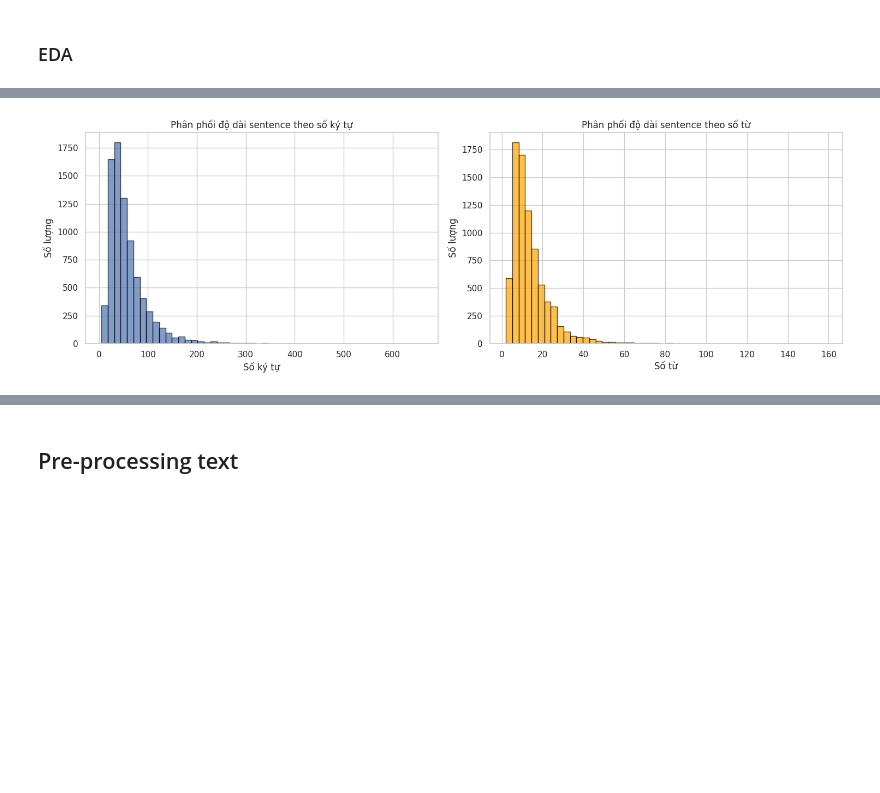
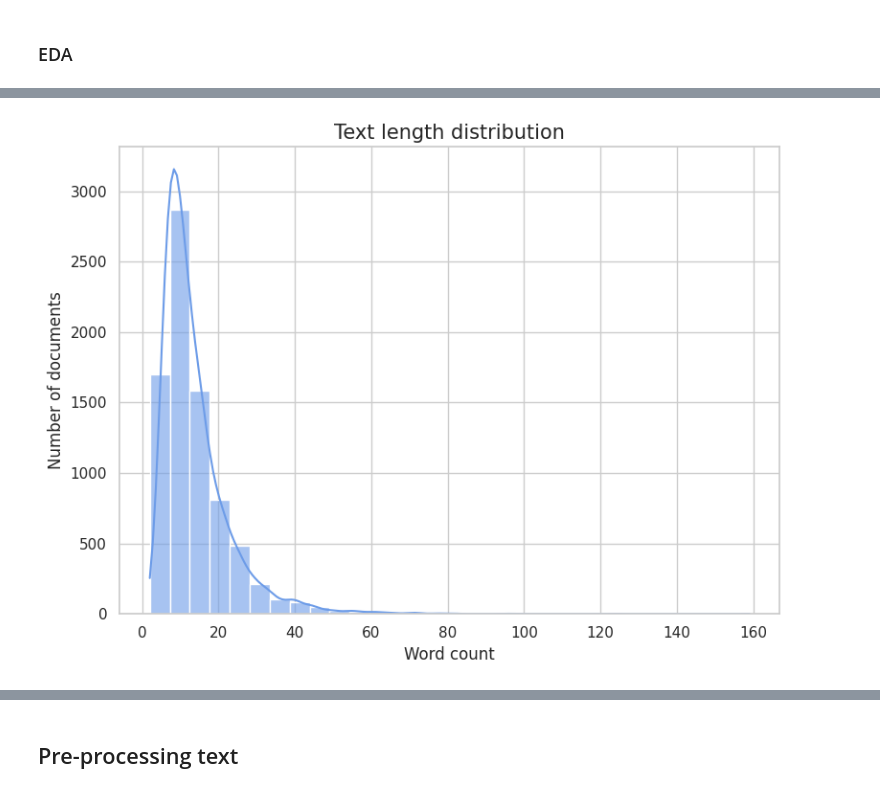
Before and after one commit to tkt-gemini/sentiment-binary-classification, a Jupyter notebook: main.ipynb, the cells around one changed output, grey strips where cells are left out. Saved outputs shown, nothing was run; the diff lists cells and outputs as text; code cells hidden in the pictures; blank space fills up the shorter version.

```diff
--- a/main.ipynb
+++ b/main.ipynb
@@ -164,23 +174,18 @@ Passing `palette` without assigning `hue` is deprecated and will be removed in v
 # %%
-# Phân phối độ dài sentence theo số ký tự
-df['train']['char_length'] = df['train']['sentence'].astype(str).apply(len)
-df['train']['word_count'] = df['train']['sentence'].astype(str).apply(lambda x: len(x.split()))
-
-fig, axes = plt.subplots(1, 2, figsize=(15, 5))
-
-# Histogram độ dài theo số ký tự
-axes[0].hist(df['train']['char_length'], bins=50, edgecolor='black', alpha=0.7)
-axes[0].set_title('Phân phối độ dài sentence theo số ký tự')
-axes[0].set_xlabel('Số ký tự')
-axes[0].set_ylabel('Số lượng')
-
-# Histogram độ dài theo số từ
-axes[1].hist(df['train']['word_count'], bins=50, edgecolor='black', alpha=0.7, color='orange')
-axes[1].set_title('Phân phối độ dài sentence theo số từ')
-axes[1].set_xlabel('Số từ')
-axes[1].set_ylabel('Số lượng')
-
+plt.figure(figsize=(8, 6))
+sns.histplot(
+    df['train']['word_count'],
+    color='#6d9ce8',
+    bins=30,
+    alpha=0.6,
+    kde=True
+)
+plt.title('Text length distribution', fontsize=15)
+plt.xlabel('Word count', fontsize=12)
+plt.ylabel('Number of documents', fontsize=12)
+plt.xticks(fontsize=11)
+plt.yticks(fontsize=11)
 plt.tight_layout()
 plt.show()
 # %% [output]
-[figure, old version]
+[figure, new version]
```
Also changed, not shown: parts of 45 cells of this notebook.
